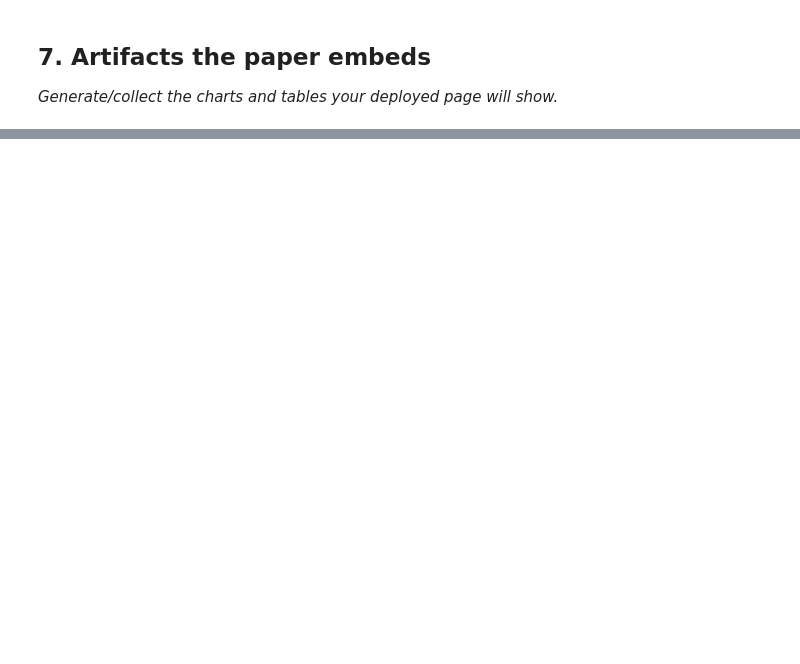
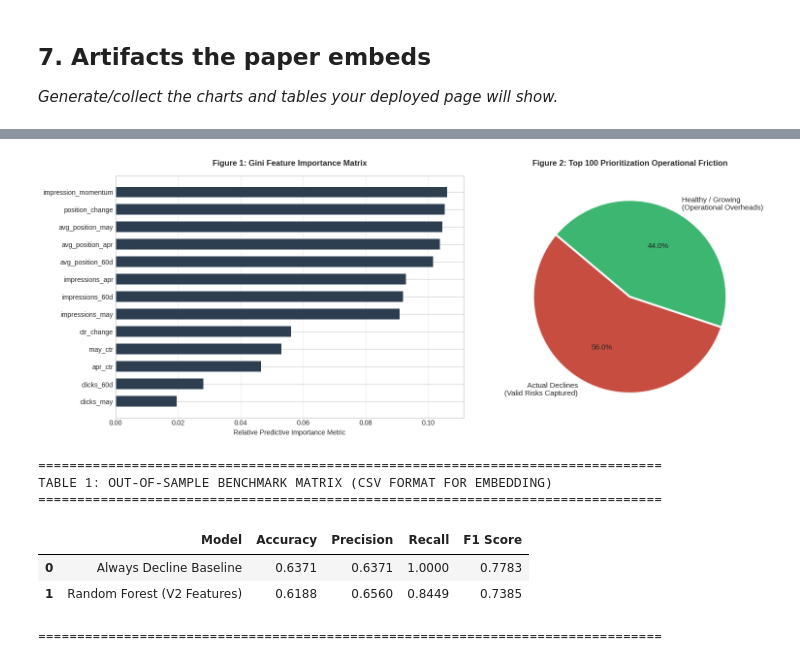
Before and after one commit to Sgln24/flyrank-ml-internship-w1, a Jupyter notebook: work/notebooks/capstone.ipynb, the cells around one changed output, grey strips where cells are left out. Saved outputs shown, nothing was run; the diff lists cells and outputs as text; code cells hidden in the pictures; blank space fills up the shorter version.

```diff
--- a/work/notebooks/capstone.ipynb
+++ b/work/notebooks/capstone.ipynb
@@ -36,0 +493,52 @@ This skeleton is yours to fill. Work the sections **in order** — each one has
+# %%
+import matplotlib.pyplot as plt
+import numpy as np
+import pandas as pd
+from sklearn.metrics import accuracy_score, precision_score, recall_score, f1_score
+
+# Set up clean styling rules for public research publication (Fixed the syntax here!)
+plt.style.use('seaborn-v0_8-whitegrid' if 'seaborn-v0_8-whitegrid' in plt.style.available else 'default')
+fig, axes = plt.subplots(1, 2, figsize=(16, 6))
+
+# ----------------------------------------------------
+# ARTIFACT 1: Feature Importance (Horizontal Bar Plot)
+# ----------------------------------------------------
+# Sort importance ascending for an impactful presentation
+importance_df_sorted = importance_df.sort_values("Importance", ascending=True)
+axes[0].barh(importance_df_sorted["Feature"], importance_df_sorted["Importance"], color="#2c3e50", edgecolor="none", height=0.6)
+axes[0].set_title("Figure 1: Gini Feature Importance Matrix", fontsize=12, fontweight='bold', pad=15)
+axes[0].set_xlabel("Relative Predictive Importance Metric", fontsize=10)
+axes[0].grid(True, axis='x', linestyle='--', alpha=0.5)
+
+# ----------------------------------------------------
+# ARTIFACT 2: Operational Friction Diagram (Pie Plot)
+# ----------------------------------------------------
+labels = ['Actual Declines\n(Valid Risks Captured)', 'Healthy / Growing\n(Operational Overheads)']
+sizes = [declining_pages, safe_pages]
+colors = ['#c0392b', '#27ae60']
+
+axes[1].pie(sizes, labels=labels, autopct='%1.1f%%', startangle=140, colors=colors,
+        wedgeprops={'edgecolor': 'white', 'linewidth': 3, 'alpha': 0.9},
+        textprops={'fontsize': 11})
+axes[1].set_title("Figure 2: Top 100 Prioritization Operational Friction", fontsize=12, fontweight='bold', pad=15)
+
+plt.tight_layout()
+plt.show()
+
+# ----------------------------------------------------
+# ARTIFACT 3: Tabular Evaluation Matrix
+# ----------------------------------------------------
+print("\n" + "="*80)
+print("TABLE 1: OUT-OF-SAMPLE BENCHMARK MATRIX (CSV FORMAT FOR EMBEDDING)")
+print("="*80)
+display(results_df.round(4))
+print("="*80)
+# %% [output]
+[figure, added]
+================================================================================
+TABLE 1: OUT-OF-SAMPLE BENCHMARK MATRIX (CSV FORMAT FOR EMBEDDING)
+================================================================================
+|  | Model | Accuracy | Precision | Recall | F1 Score |
+| 0 | Always Decline Baseline | 0.6371 | 0.6371 | 1.0000 | 0.7783 |
+| 1 | Random Forest (V2 Features) | 0.6188 | 0.6560 | 0.8449 | 0.7385 |
+================================================================================
```
Also changed, not shown: parts of 20 cells of this notebook.
